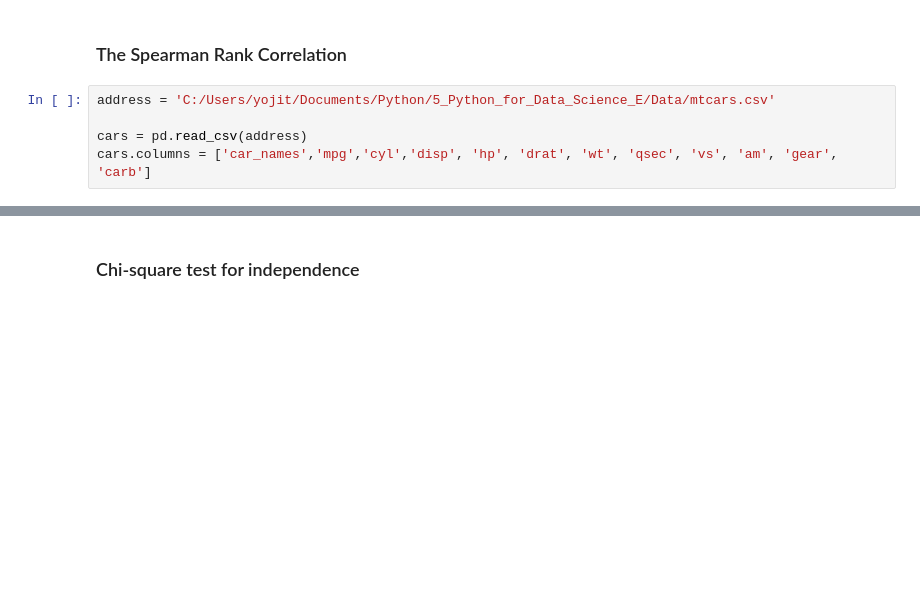
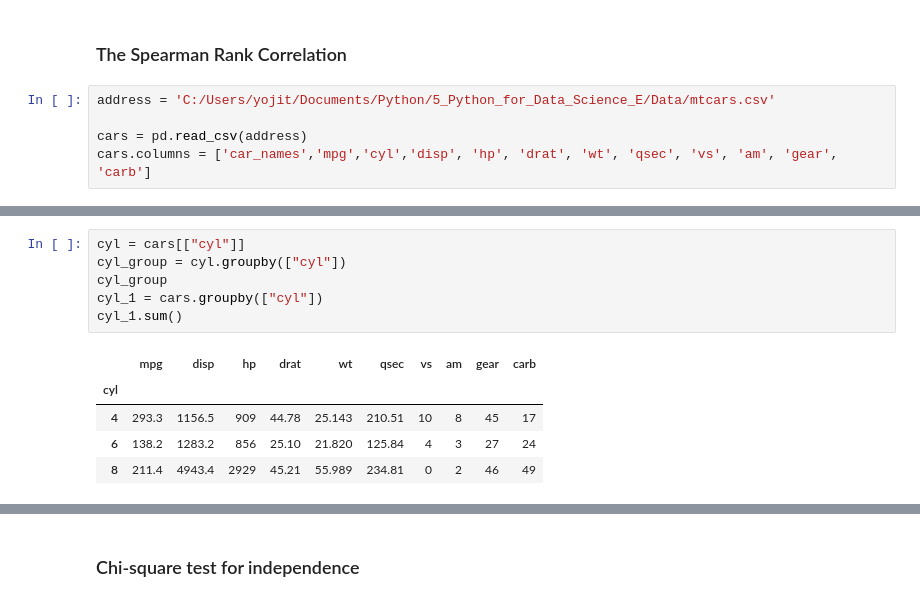
Before and after one commit to yoji-toriumi/Data_Science_E, a Jupyter notebook: 05_06_begin/05_06_begin.ipynb, the cells around one changed output, grey strips where cells are left out. Saved outputs shown, nothing was run; the diff lists cells and outputs as text; blank space fills up the shorter version.

```diff
--- a/05_06_begin/05_06_begin.ipynb
+++ b/05_06_begin/05_06_begin.ipynb
@@ -49,0 +34,12 @@ Spearman Rank Correlation Coefficient -0.564
+# %%
+cyl = cars[["cyl"]]
+cyl_group = cyl.groupby(["cyl"])
+cyl_group
+cyl_1 = cars.groupby(["cyl"])
+cyl_1.sum()
+# %% [output]
+|  | mpg | disp | hp | drat | wt | qsec | vs | am | gear | carb |
+| cyl |  |  |  |  |  |  |  |  |  |  |
+| 4 | 293.3 | 1156.5 | 909 | 44.78 | 25.143 | 210.51 | 10 | 8 | 45 | 17 |
+| 6 | 138.2 | 1283.2 | 856 | 25.10 | 21.820 | 125.84 | 4 | 3 | 27 | 24 |
+| 8 | 211.4 | 4943.4 | 2929 | 45.21 | 55.989 | 234.81 | 0 | 2 | 46 | 49 |
```
Also changed, not shown: parts of 20 cells of this notebook, 1 other file.
